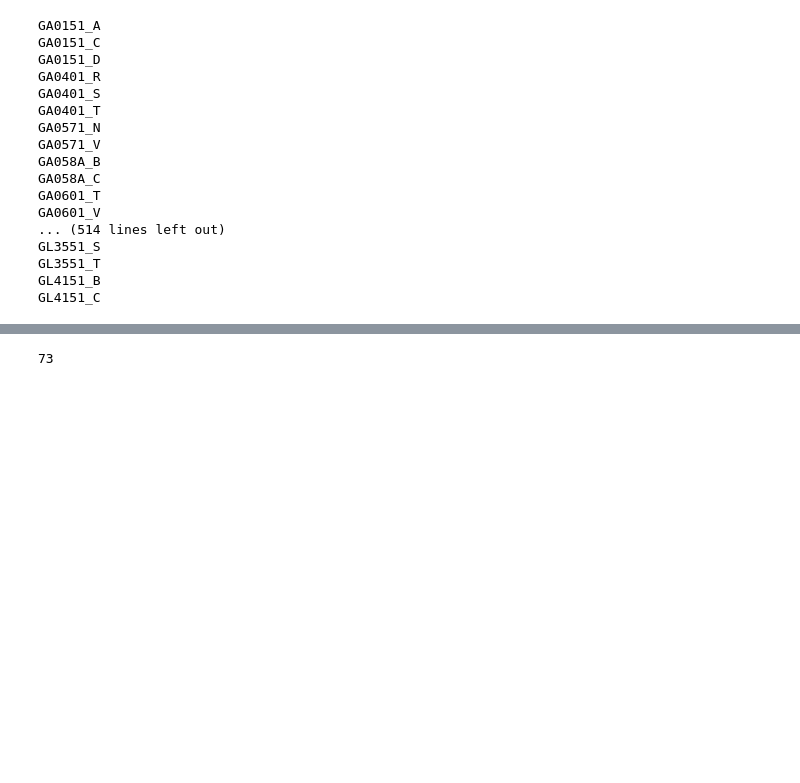
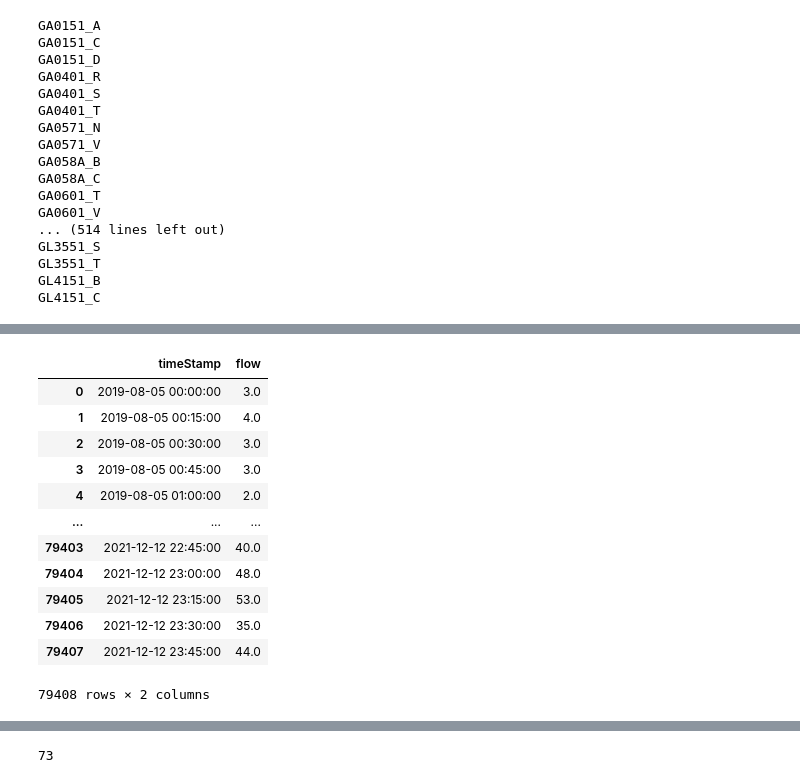
Before and after one commit to YueLi-0816/traffic_prediction, a Jupyter notebook: Data_processing.ipynb, the cells around one changed output, grey strips where cells are left out. Saved outputs shown, nothing was run; the diff lists cells and outputs as text; code cells hidden in the pictures; blank space fills up the shorter version.

```diff
--- a/Data_processing.ipynb
+++ b/Data_processing.ipynb
@@ -109,3 +233,20 @@ flow_stats_df.sort_values(by=['sumFlow'], ascending=False)
+# %%
+#merge the data
+pd.merge(usefulTime, data[['timeStamp', 'flow']], how="left", on="timeStamp")
+# %% [output]
+|  | timeStamp | flow |
+| 0 | 2019-08-05 00:00:00 | 3.0 |
+| 1 | 2019-08-05 00:15:00 | 4.0 |
+| 2 | 2019-08-05 00:30:00 | 3.0 |
+| 3 | 2019-08-05 00:45:00 | 3.0 |
+| 4 | 2019-08-05 01:00:00 | 2.0 |
+| ... | ... | ... |
+| 79403 | 2021-12-12 22:45:00 | 40.0 |
+| 79404 | 2021-12-12 23:00:00 | 48.0 |
+| 79405 | 2021-12-12 23:15:00 | 53.0 |
+| 79406 | 2021-12-12 23:30:00 | 35.0 |
+| 79407 | 2021-12-12 23:45:00 | 44.0 |
+79408 rows × 2 columns
 # %%
 data = pd.read_csv('../../../Data/Data processing/20211028_SCOOT_Data/JupyterNotebook_CSV/20211213_SCOOT_data/GB0701_D&2019_08_05-2021_12_12.csv')
 # %%
```
Also changed, not shown: parts of 15 cells of this notebook.
